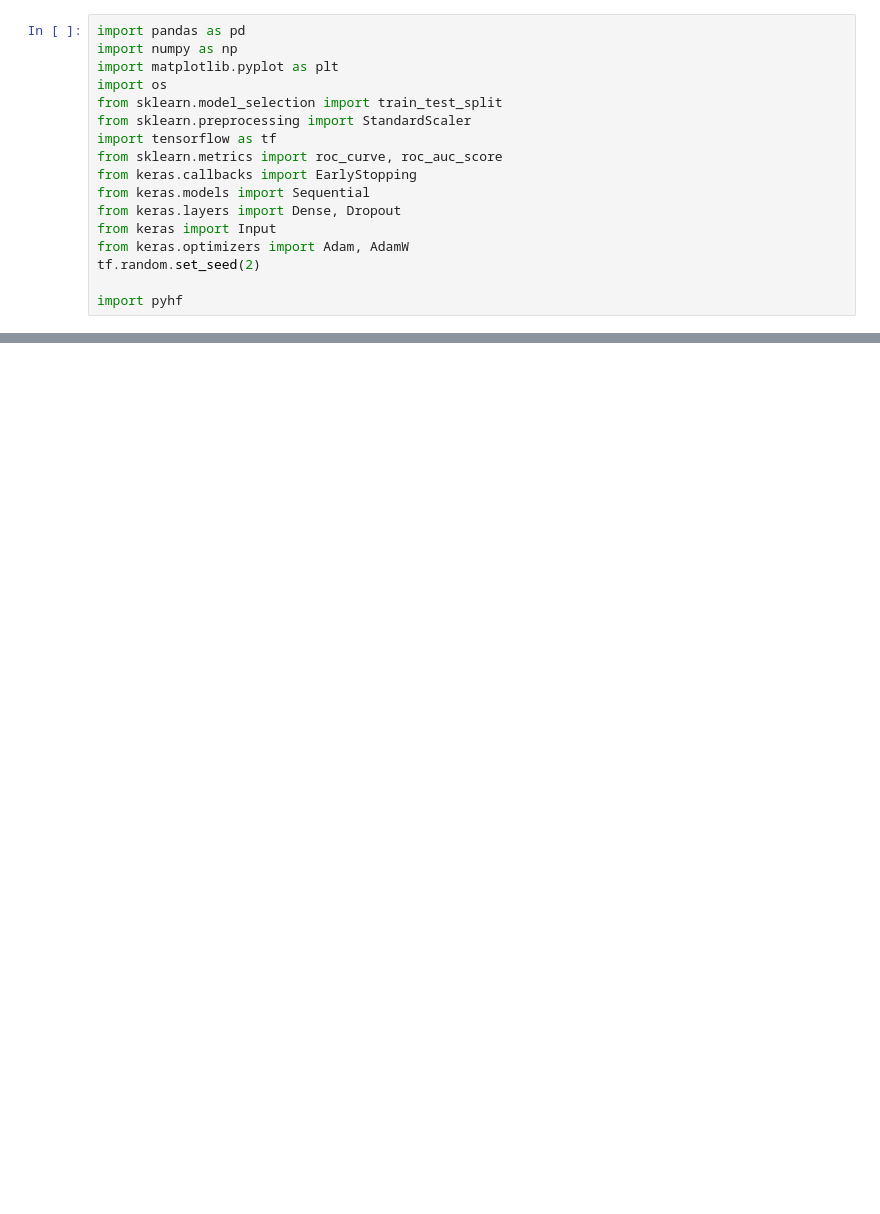
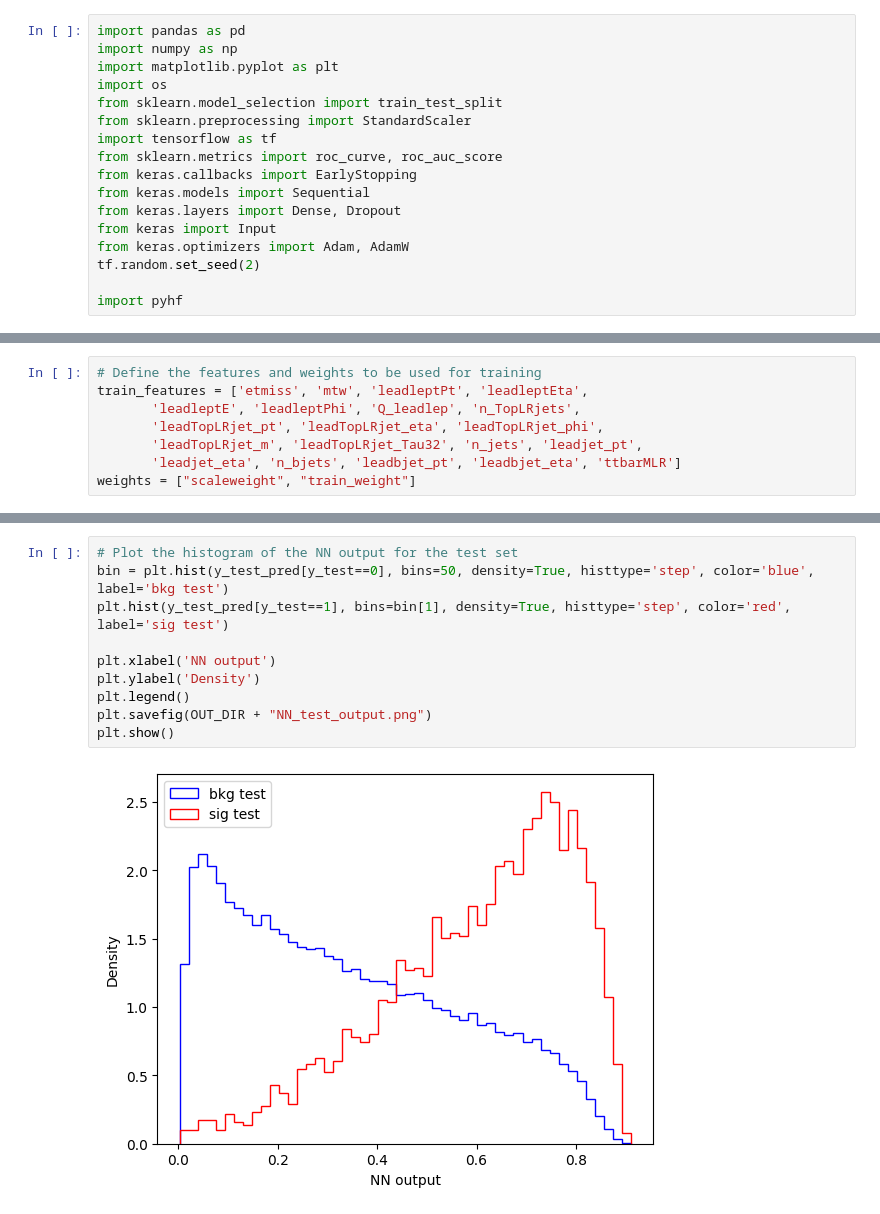
Before and after one commit to joaopedrobiu6/MASHEP_jbiu, a Jupyter notebook: Projeto/MachineLearning.ipynb, the cells around one changed output, grey strips where cells are left out. Saved outputs shown, nothing was run; the diff lists cells and outputs as text; blank space fills up the shorter version.

```diff
--- a/Projeto/MachineLearning.ipynb
+++ b/Projeto/MachineLearning.ipynb
@@ -215,0 +36,8 @@ with open(OUT_DIR + "results.txt", "w") as f:
+# %%
+# Define the features and weights to be used for training
+train_features = ['etmiss', 'mtw', 'leadleptPt', 'leadleptEta',
+       'leadleptE', 'leadleptPhi', 'Q_leadlep', 'n_TopLRjets',
+       'leadTopLRjet_pt', 'leadTopLRjet_eta', 'leadTopLRjet_phi',
+       'leadTopLRjet_m', 'leadTopLRjet_Tau32', 'n_jets', 'leadjet_pt',
+       'leadjet_eta', 'n_bjets', 'leadbjet_pt', 'leadbjet_eta', 'ttbarMLR']
+weights = ["scaleweight", "train_weight"]
@@ -215,0 +185,12 @@ with open(OUT_DIR + "results.txt", "w") as f:
+# %%
+# Plot the histogram of the NN output for the test set
+bin = plt.hist(y_test_pred[y_test==0], bins=50, density=True, histtype='step', color='blue', label='bkg test')
+plt.hist(y_test_pred[y_test==1], bins=bin[1], density=True, histtype='step', color='red', label='sig test')
+
+plt.xlabel('NN output')
+plt.ylabel('Density')
+plt.legend()
+plt.savefig(OUT_DIR + "NN_test_output.png")
+plt.show()
+# %% [output]
+[figure, added]
```
Also changed, not shown: parts of 50 cells of this notebook, 50 other files.
